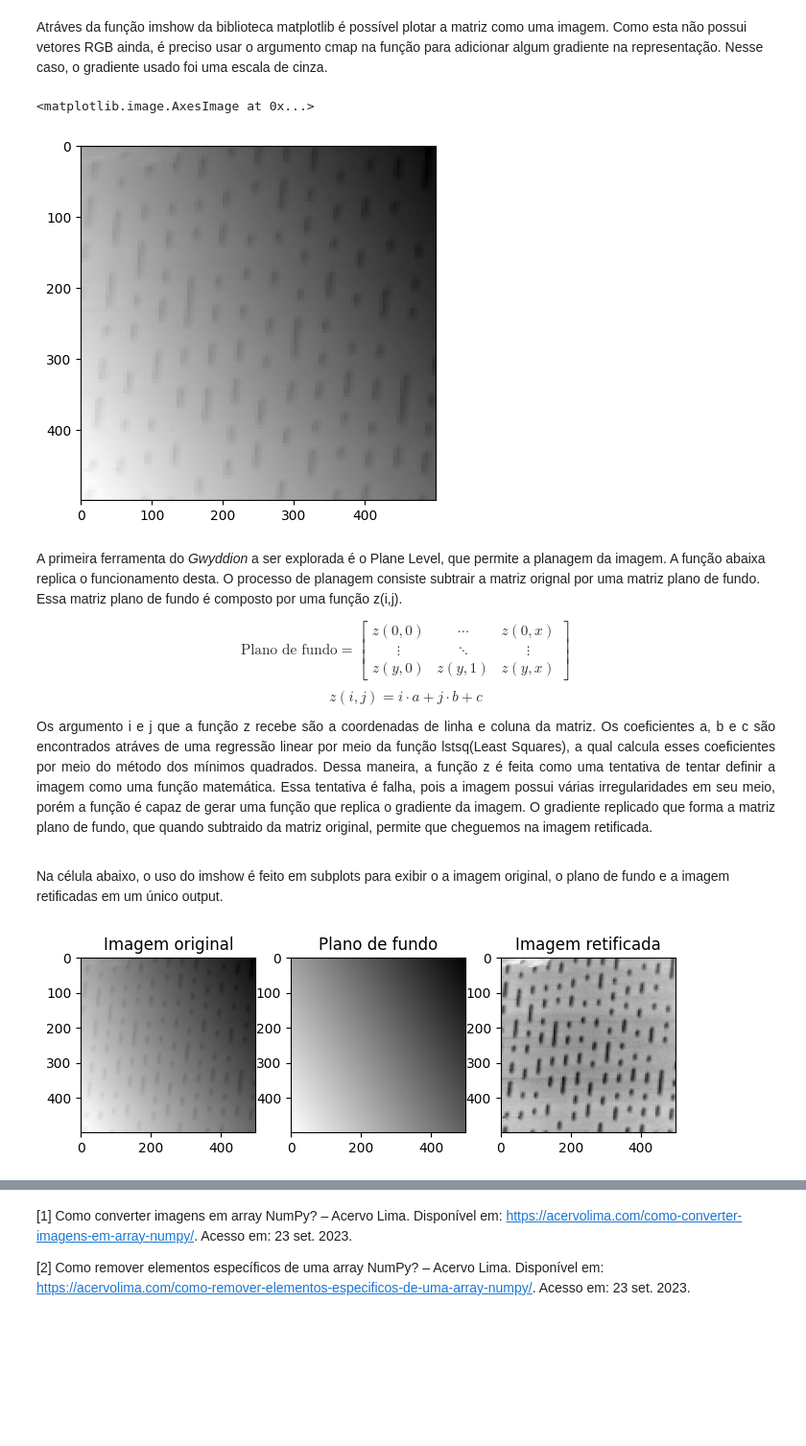
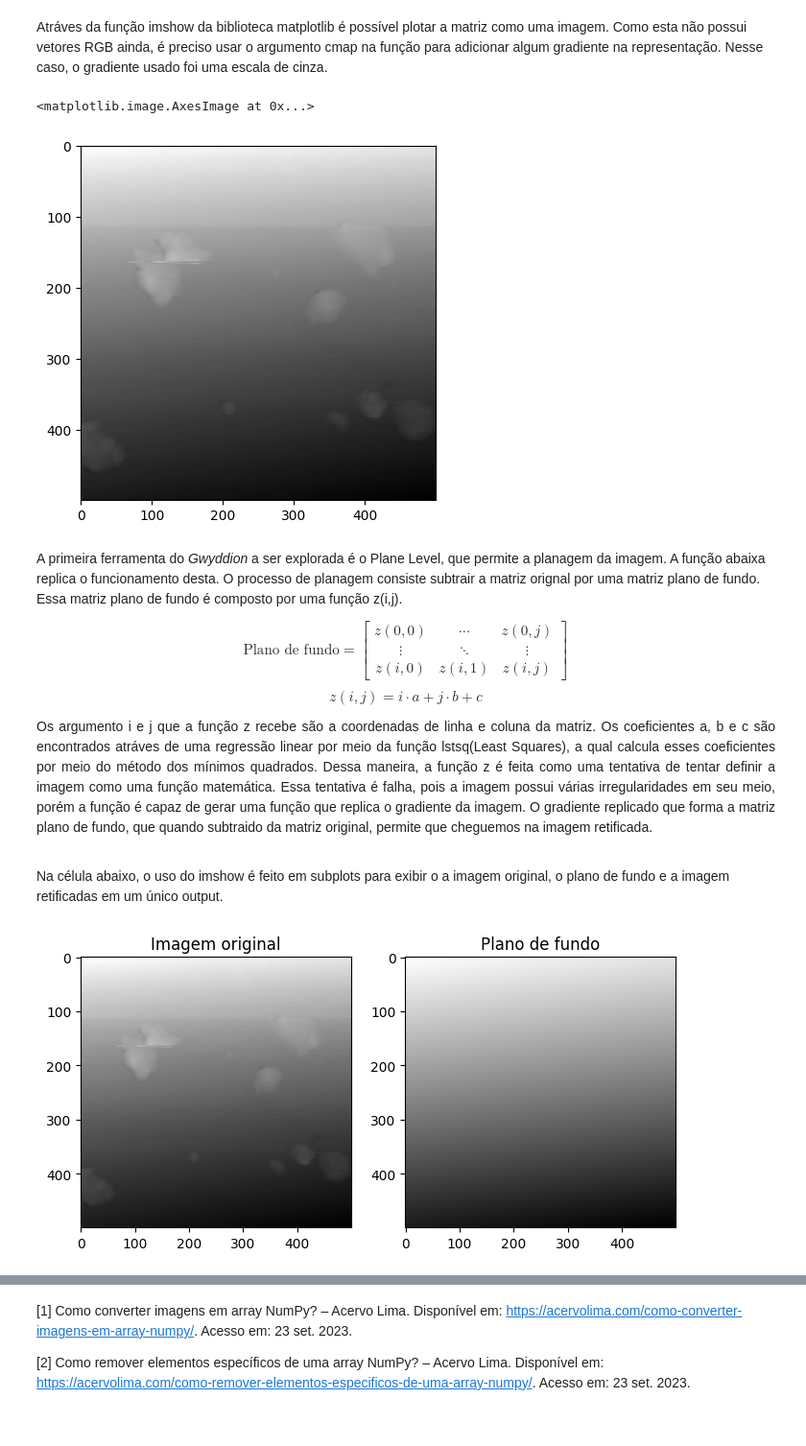
Before and after one commit to joseDavid23038/do_gwyddion_ao_python, a Jupyter notebook: Entendendo os mecanismos/Entendendo os mecanismo.ipynb, the cells around one changed output, grey strips where cells are left out. Shown: that part at 96% size. Cells and saved outputs as stored; diff of their text form; code cells hidden in the pictures; blank space fills up the shorter version.

```diff
--- a/Entendendo os mecanismos/Entendendo os mecanismo.ipynb
+++ b/Entendendo os mecanismos/Entendendo os mecanismo.ipynb
@@ -12,7 +12,7 @@ import matplotlib.pyplot as plt
 # %% [markdown]
 A célula abaixo realiza o carregamento da imagem a ser trabalhada. Você pode adicionar nessa mesma pasta uma outra imagem de AFM ou STM, caso queira, para poder acompanhar os processos de tratamento
 # %%
-imagem = Image.open('CD.png') #A imagem é aberta com o módulo Image importada da biblioteca PIL
+imagem = Image.open('grafite.png') #A imagem é aberta com o módulo Image importada da biblioteca PIL
 imagem = imagem.convert('L')  #Converte a imagem de matriz de vetores rgb para uma escala de cinza
 imagem = np.array(imagem)    #Imagem como sendo um array numpy
 # %% [markdown]
@@ -36,16 +36,16 @@ Atráves da função imshow da biblioteca matplotlib é possível plotar a matri
 plt.imshow(imagem, cmap='gray')
 # %% [output]
 <matplotlib.image.AxesImage at 0x...>
-[figure, old version]
+[figure, new version]
 # %% [markdown]
 A primeira ferramenta do <i>Gwyddion</i>  a ser explorada é o Plane Level, que permite a planagem da imagem. A função abaixa replica o funcionamento desta. O processo de planagem consiste subtrair a matriz orignal por uma matriz plano de fundo. Essa matriz plano de fundo é composto por uma função z(i,j).<br>
 
 $$
 \text{Plano de fundo} =
 \begin{bmatrix}
-    z(0,0) & \cdots & z(0,x) \\
+    z(0,0) & \cdots & z(0,j) \\
     \vdots & \ddots & \vdots \\
-    z(y,0) & z(y,1) & z(y,x)
+    z(i,0) & z(i,1) & z(i,j)
 \end{bmatrix}
 $$
  $$ z(i,j) = i \cdot a + j \cdot b + c $$
@@ -74,20 +74,18 @@ Na célula abaixo, o uso do imshow é feito em subplots para exibir o a imagem o
 # %%
 desentortada, fundo = desentortar(imagem)
 
-fig, axs = plt.subplots(1, 3, figsize=(8, 4))
+fig, axs = plt.subplots(1, 2, figsize=(8, 4))
 
 axs[0].imshow(imagem, cmap= 'gray')
 axs[0].set_title('Imagem original')
 
 axs[1].imshow(fundo, cmap= 'gray')
 axs[1].set_title('Plano de fundo')
 
-axs[2].imshow(desentortada, cmap= 'gray')
-axs[2].set_title('Imagem retificada')
 
 plt.show()
 # %% [output]
-[figure, old version]
+[figure, new version]
 # %% [markdown]
 A função criada na célula abaixa realiza o filtro por mediana em uma matriz qualquer submetida na função. O filtro de mediana função por meio da subtração da matriz original por sua matriz de mediana horizontais, a qual pode ser intitulada como plano de mediana.
 <br>
```
Also changed, not shown: parts of 6 cells of this notebook.
